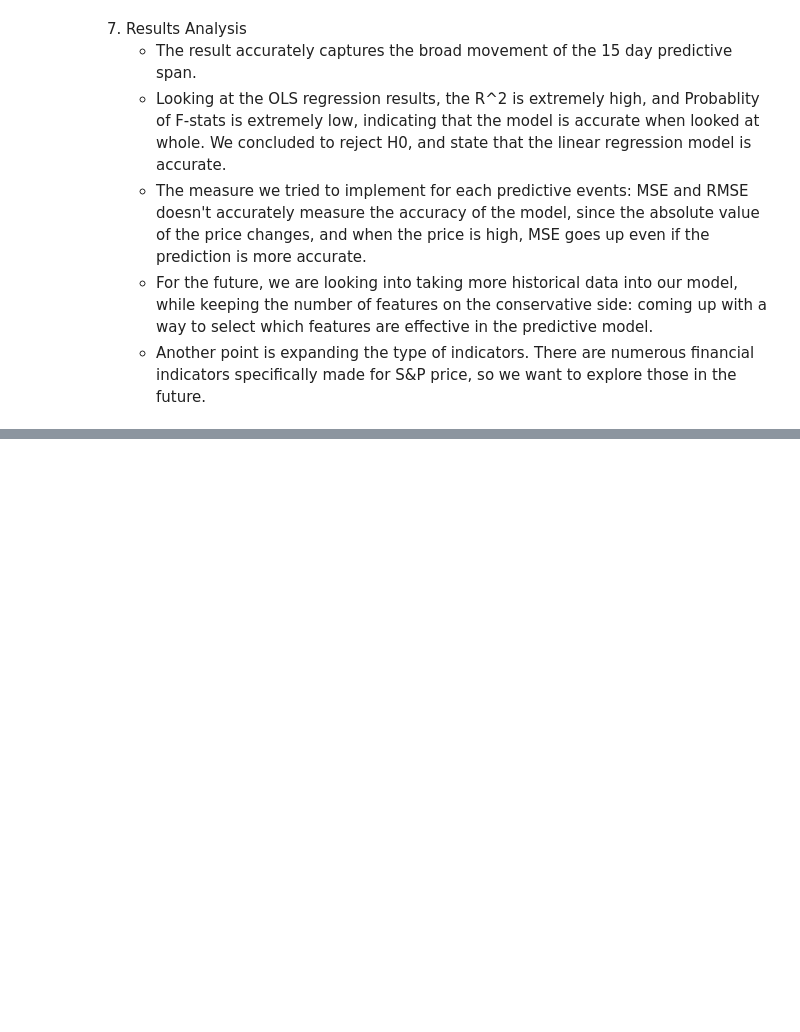
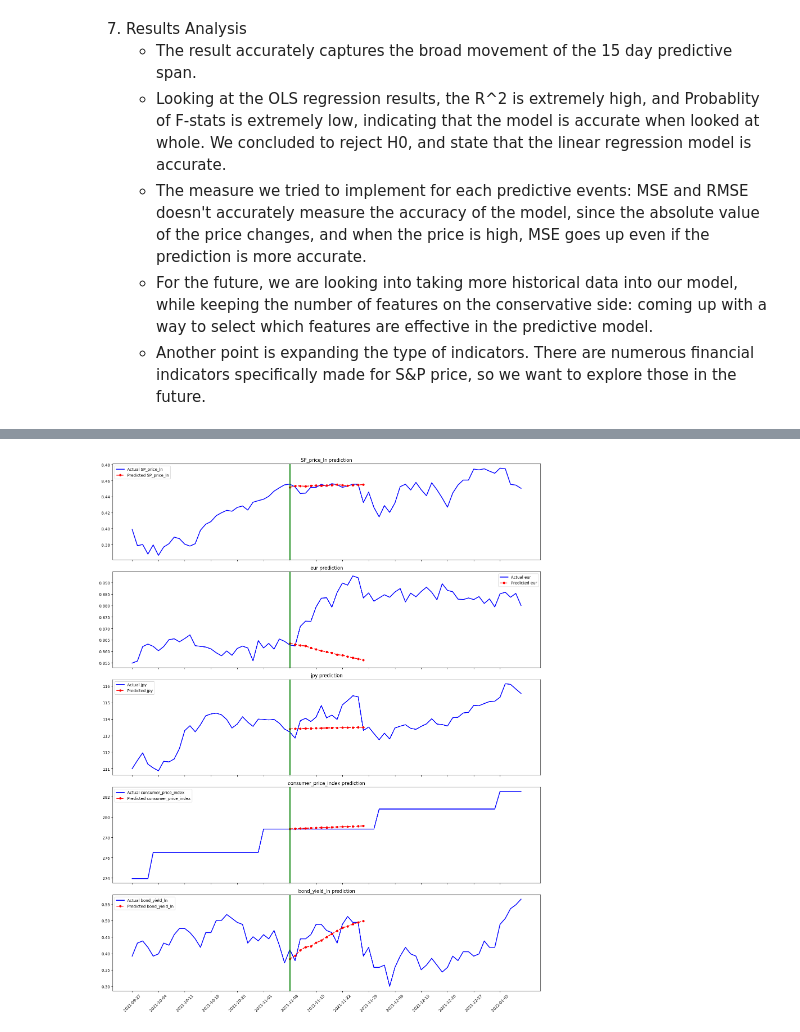
Before and after one commit to cocorowachi/CSC2621_SandP_Prediction, a Jupyter notebook: Data Process.ipynb, the cells around one changed output, grey strips where cells are left out. Cells and saved outputs as stored; diff of their text form; code cells hidden in the pictures; blank space fills up the shorter version.

```diff
--- a/Data Process.ipynb
+++ b/Data Process.ipynb
@@ -612,0 +686,4 @@ plot_all_predictions('2022-5-3')
+# %%
+plot_all_predictions('2021-11-8')
+# %% [output]
+[figure, added]
```
Also changed, not shown: parts of 17 cells of this notebook.
